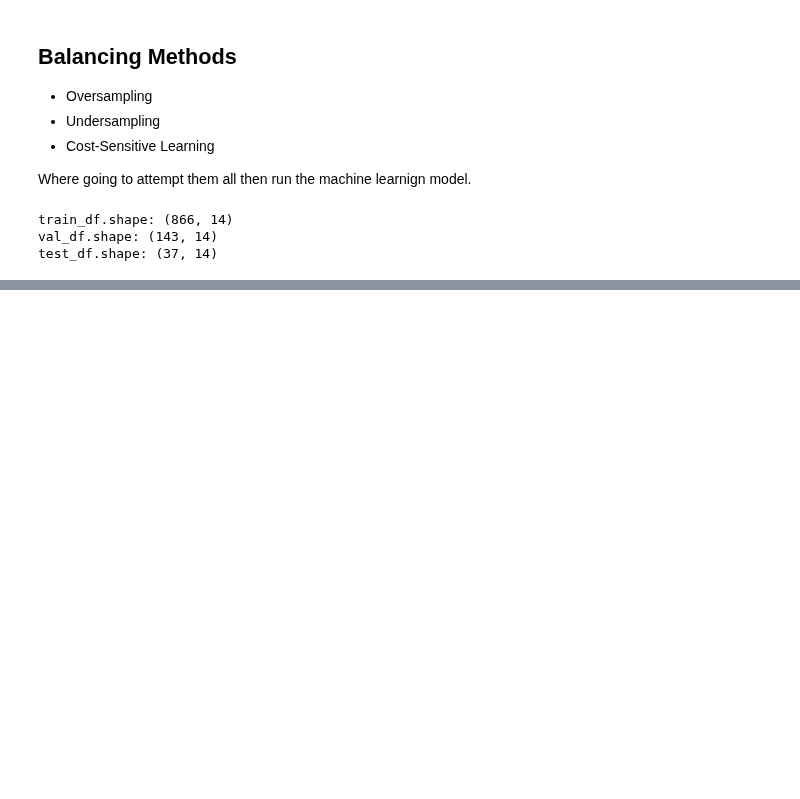
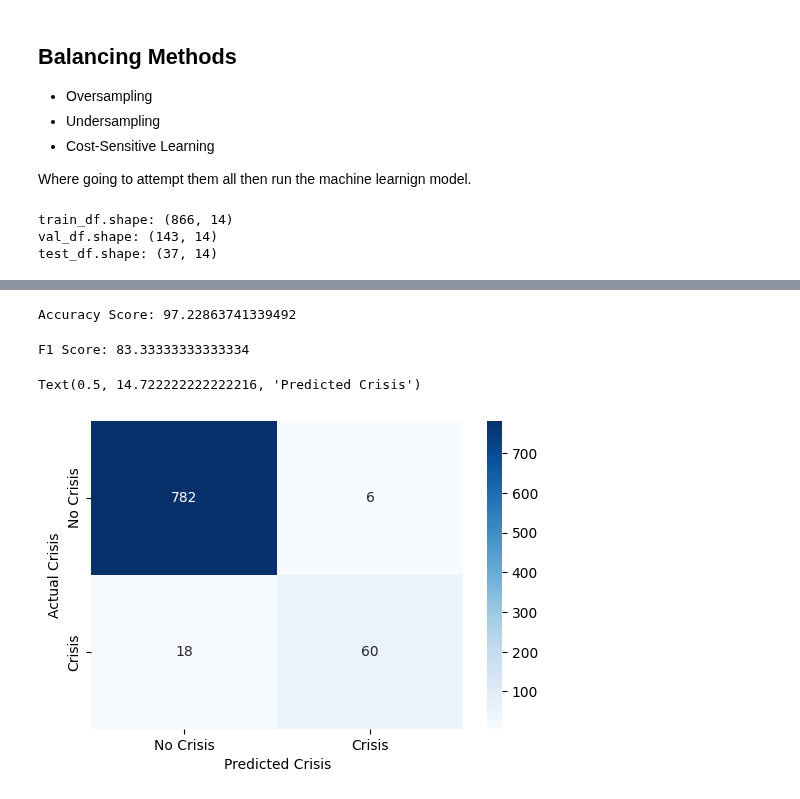
Before and after one commit to LeeBoy-Hmong/MachineLearning, a Jupyter notebook: FinancialCrisis/Financial.ipynb, the cells around one changed output, grey strips where cells are left out. Drawn from its saved outputs; the diff is of its cells as text; code cells hidden in the pictures; blank space fills up the shorter version.

Commit message:
Target inputs and targets - Baseline Test, resampling inputs and targets - OverSampling Test

```diff
--- a/FinancialCrisis/Financial.ipynb
+++ b/FinancialCrisis/Financial.ipynb
@@ -245,3 +245,12 @@ print(f'test_df.shape: {test_df.shape}')
 train_df.shape: (866, 14)
 val_df.shape: (143, 14)
 test_df.shape: (37, 14)
+# %%
+# Baseline model without balancing
+log_model = LogisticRegression(max_iter=1000, random_state=42)
+# %%
+# Let's make some training inputs and target inputs to keep the code cleaner.
+train_input = train_df[['systemic_crisis']].copy()
+train_target = train_df[['banking_crisis']].copy()
+# %%
+log_model.fit(train_input, train_target)
@@ -247,0 +259,3 @@ test_df.shape: (37, 14)
+# %%
+crisis_prediction = log_model.predict(train_input)
+crisis_prediction
@@ -247,0 +280,25 @@ test_df.shape: (37, 14)
+# %%
+accuracy = accuracy_score(train_target, crisis_prediction)  # test the actual with the prediction
+print(f'Accuracy Score: {accuracy * 100}')
+# %% [output]
+Accuracy Score: 97.22863741339492
+# %%
+f1 = f1_score(train_target, crisis_prediction)
+print(f'F1 Score: {f1 * 100}')
+# %% [output]
+F1 Score: 83.33333333333334
+# %%
+cm = confusion_matrix(train_target, crisis_prediction)
+plt.figure(figsize=(6,4))
+sns.heatmap(cm,
+            annot=True,
+            fmt='d',
+            cmap='Blues',
+            xticklabels=['No Crisis', 'Crisis'],
+            yticklabels=['No Crisis', 'Crisis']
+)
+plt.ylabel('Actual Crisis')
+plt.xlabel('Predicted Crisis')
+# %% [output]
+Text(0.5, 14.722222222222216, 'Predicted Crisis')
+[figure, added]
```
Also changed, not shown: parts of 12 cells of this notebook.
